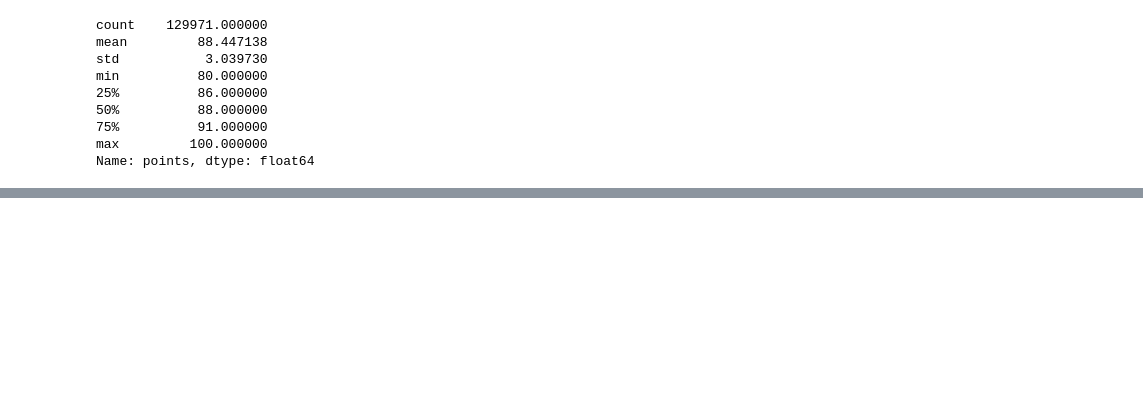
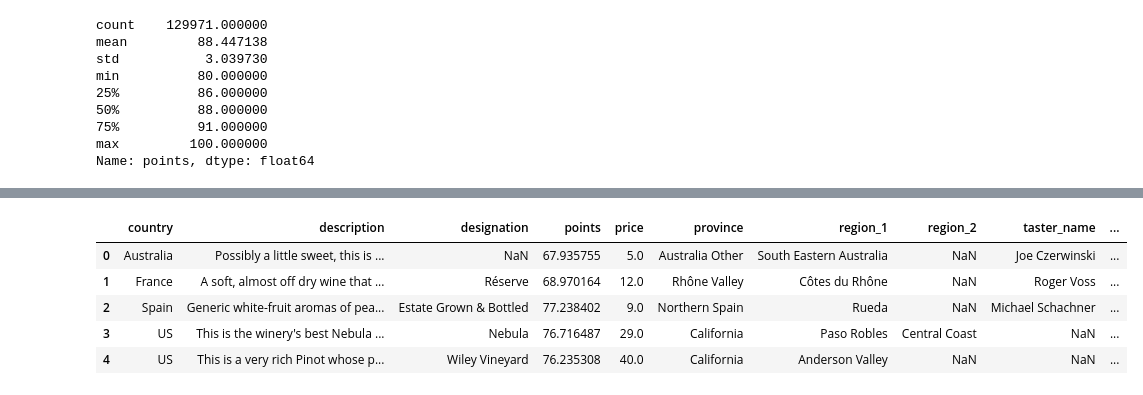
Before and after one commit to tmnstraub/MLOPS2425, a Jupyter notebook: notebooks/datadrift_creation.ipynb, the cells around one changed output, grey strips where cells are left out. Drawn from its saved outputs; the diff is of its cells as text; code cells hidden in the pictures; blank space fills up the shorter version.

```diff
--- a/notebooks/datadrift_creation.ipynb
+++ b/notebooks/datadrift_creation.ipynb
@@ -59,2 +61,4 @@ wine_sample.describe()
 # %%
-wine_sample
+wine_sample.reset_index(inplace= True, drop=True)
+
+# wine_sample.drop(columns=['index'], inplace=True)
@@ -75,0 +65,3 @@ wine_sample
+# %%
+wine_sample.head()
+# %% [output]
@@ -76,3 +69,9 @@ wine_sample
+|  | country | description | designation | points | price | province | region_1 | region_2 | taster_name | ... |
+| 0 | Australia | Possibly a little sweet, this is ... | NaN | 67.935755 | 5.0 | Australia Other | South Eastern Australia | NaN | Joe Czerwinski | ... |
+| 1 | France | A soft, almost off dry wine that ... | Réserve | 68.970164 | 12.0 | Rhône Valley | Côtes du Rhône | NaN | Roger Voss | ... |
+| 2 | Spain | Generic white-fruit aromas of pea... | Estate Grown & Bottled | 77.238402 | 9.0 | Northern Spain | Rueda | NaN | Michael Schachner | ... |
+| 3 | US | This is the winery's best Nebula ... | Nebula | 76.716487 | 29.0 | California | Paso Robles | Central Coast | NaN | ... |
+| 4 | US | This is a very rich Pinot whose p... | Wiley Vineyard | 76.235308 | 40.0 | California | Anderson Valley | NaN | NaN | ... |
 # %%
 # save this new data_sample with new distribution to winemag-data-datadrift
 wine_sample.to_csv('../data/01_raw/winemag_data_drift.csv')
```
Also changed, not shown: parts of 17 cells of this notebook.
